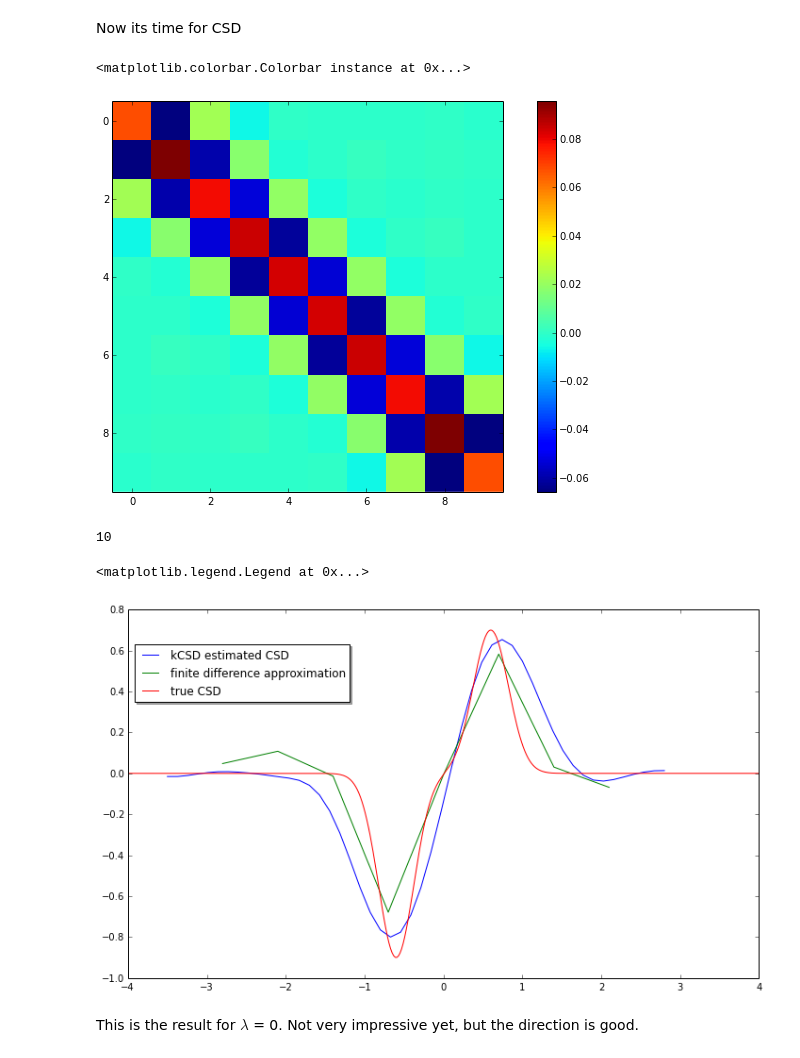
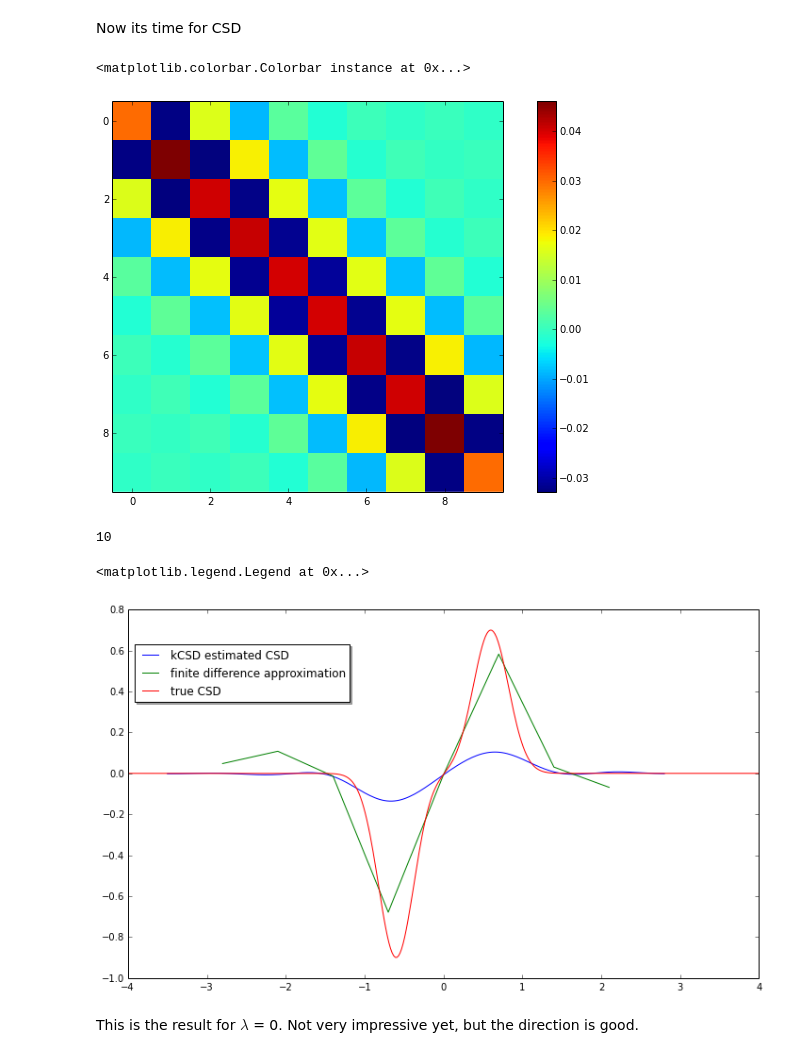
Before and after one commit to parkag/notebooks, a Jupyter notebook: pykCSD/pykCSD.ipynb, the cells around one changed output. Saved outputs shown, nothing was run; the diff lists cells and outputs as text; code cells hidden in the pictures.

```diff
--- a/pykCSD/pykCSD.ipynb
+++ b/pykCSD/pykCSD.ipynb
@@ -63,9 +61,9 @@ plot(elec_pos[1:9], csd)
 
 Travel through the existing Matlab code with partial Python adaptation
 # %%
-n_sources = 50 #looks best when n_sources == dist_density
+n_sources = 200 #looks best when n_sources == dist_density
 space_extension = 0.0
-estimation_area = linspace(min(elec_pos), max(elec_pos), 50)
+estimation_area = linspace(min(elec_pos), max(elec_pos), 200)
 source_space = linspace(min(elec_pos)-space_extension, max(elec_pos)+space_extension, n_sources)
 max_dist = max(estimation_area)-min(estimation_area)
 
@@ -118,13 +116,13 @@ $$y = \int_{src-4h}^{src+4h} \frac{1}{2 \sigma}(\sqrt{(x - \text{curr_pos})^2+R^
 Using the functions above we are creating a table with the potential generated by a single source base elements as a function of distance. The last record corresponds to the distance equal to the diagonal of the grid.
 # %%
 #make distance table
-dist_density = 50
+dist_density = 200
 h = elec_pos[1]-elec_pos[0]
 R = 1.0
 
 def b_pot_quad(src,arg,h,R,sigma,src_type):
     if src_type == "gaussian":
-        x = linspace(src-4*h, src+4*h, 30)
+        x = linspace(src-4*h, src+4*h, 60) #manipulate the resolution
         y = [pot_intarg(src, arg, current_pos, h, R, sigma, src_type) for current_pos in x]
         z = np.trapz(y, x)
     return z
@@ -275,7 +273,7 @@ colorbar()
 Now give me my pots!
 # %%
 estimation_table = InterpPot;
-lambd=3.1
+lambd=0.0
 
 KInv = linalg.inv(KPot + lambd *identity(sqrt(size(KPot))))
 imshow(KInv, interpolation="none")
@@ -308,22 +306,22 @@ imshow(KInv, interpolation="none")
 colorbar()
 # %% [output]
 <matplotlib.colorbar.Colorbar instance at 0x...>
-[figure, old version]
+[figure, new version]
 # %%
 print len(meas_pot)
 
 beta = dot(KInv, meas_pot)
 output = dot(estimation_table, beta)
 
-plot(linspace(min(elec_pos), max(elec_pos), len(output)), 7.5*output) #csd calculated with kCSD
+plot(linspace(min(elec_pos), max(elec_pos), len(output)), output) #csd calculated with kCSD
 plot(elec_pos[1:9], csd) #finite difference approximation
 plot(x, true_csd)
 
 legend((r'kCSD estimated CSD', r'finite difference approximation', r'true CSD'), shadow = True, loc = (0.01, 0.75))
 # %% [output]
 10
 <matplotlib.legend.Legend at 0x...>
-[figure, old version]
+[figure, new version]
 # %% [markdown]
 This is the result for $\lambda$ = 0. Not very impressive yet, but the direction is good.
 # %% [markdown]
```
Also changed, not shown: parts of 11 cells of this notebook.
